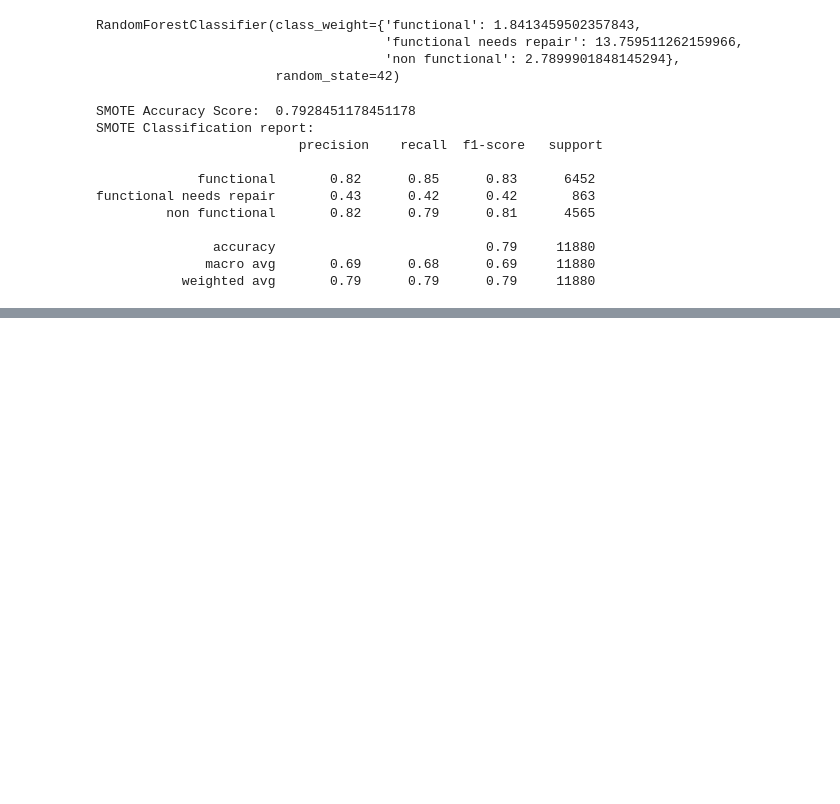
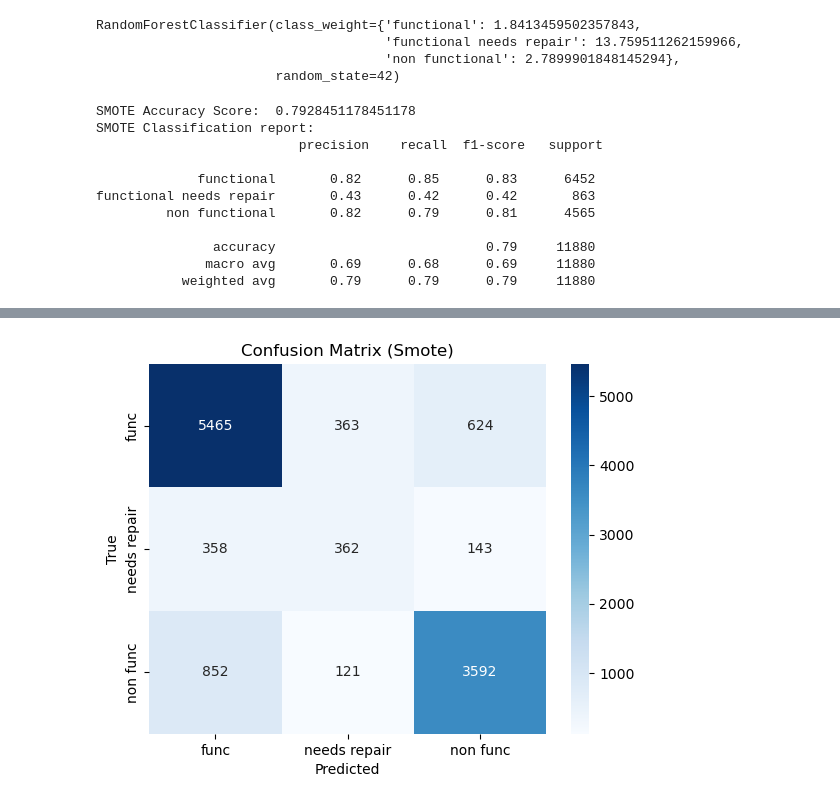
Before and after one commit to KitwanaSh/data_driven_competition, a Jupyter notebook: water_pumps_tz/pump_it_up.ipynb, the cells around one changed output, grey strips where cells are left out. Cells and saved outputs as stored; diff of their text form; code cells hidden in the pictures; blank space fills up the shorter version.

```diff
--- a/water_pumps_tz/pump_it_up.ipynb
+++ b/water_pumps_tz/pump_it_up.ipynb
@@ -963,0 +987,9 @@ functional needs repair       0.43      0.42      0.42       863
+# %%
+cm = confusion_matrix(y_val, y_pred_smote, labels=["functional", "functional needs repair", "non functional"])
+sns.heatmap(cm, annot=True, fmt="d", xticklabels=['func', 'needs repair', 'non func'], yticklabels=['func', 'needs repair', 'non func'], cmap="Blues")
+plt.title("Confusion Matrix (Smote)")
+plt.xlabel("Predicted")
+plt.ylabel("True")
+plt.show()
+# %% [output]
+[figure, added]
```
Also changed, not shown: parts of 6 cells of this notebook, 1 other file.
